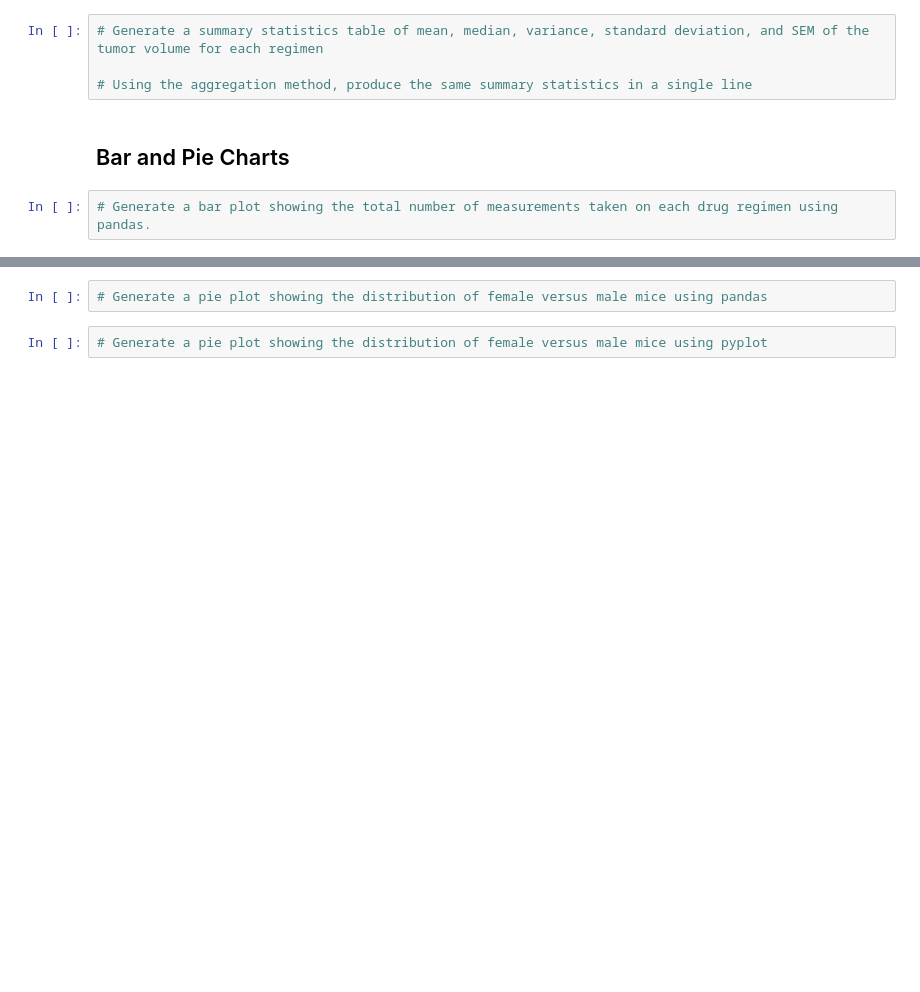
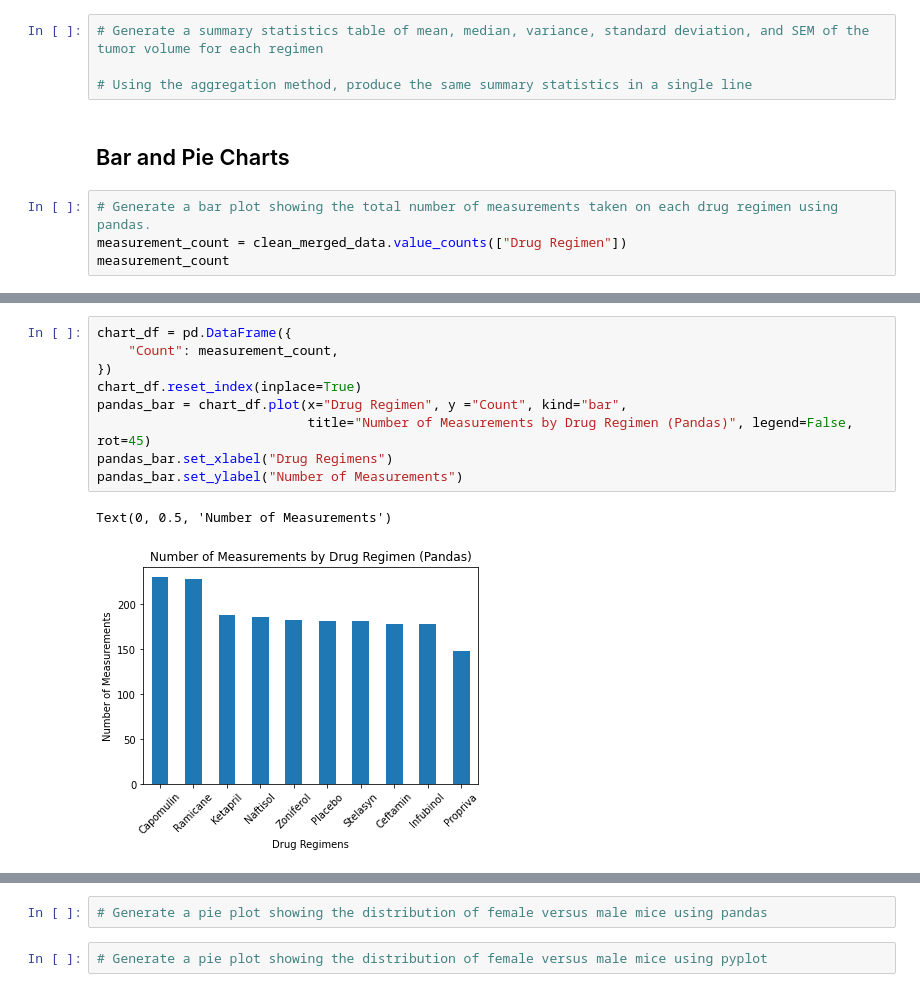
Before and after one commit to tiffanyharris711/matplotlib-challenge, a Jupyter notebook: pymaceuticals_starter.ipynb, the cells around one changed output, grey strips where cells are left out. Drawn from its saved outputs; the diff is of its cells as text; blank space fills up the shorter version.

Commit message:
built bar charts

```diff
--- a/pymaceuticals_starter.ipynb
+++ b/pymaceuticals_starter.ipynb
@@ -96,3 +159,5 @@ Number of mice: 248
 ## Bar and Pie Charts
 # %%
 # Generate a bar plot showing the total number of measurements taken on each drug regimen using pandas.
+measurement_count = clean_merged_data.value_counts(["Drug Regimen"])
+measurement_count
@@ -99,2 +177,14 @@ Number of mice: 248
+# %%
+chart_df = pd.DataFrame({
+    "Count": measurement_count,
+})
+chart_df.reset_index(inplace=True)
+pandas_bar = chart_df.plot(x="Drug Regimen", y ="Count", kind="bar",
+                           title="Number of Measurements by Drug Regimen (Pandas)", legend=False, rot=45)
+pandas_bar.set_xlabel("Drug Regimens")
+pandas_bar.set_ylabel("Number of Measurements")
+# %% [output]
+Text(0, 0.5, 'Number of Measurements')
+[figure, added]
 # %%
 # Generate a bar plot showing the total number of measurements taken on each drug regimen using pyplot.
```
Also changed, not shown: parts of 6 cells of this notebook.
